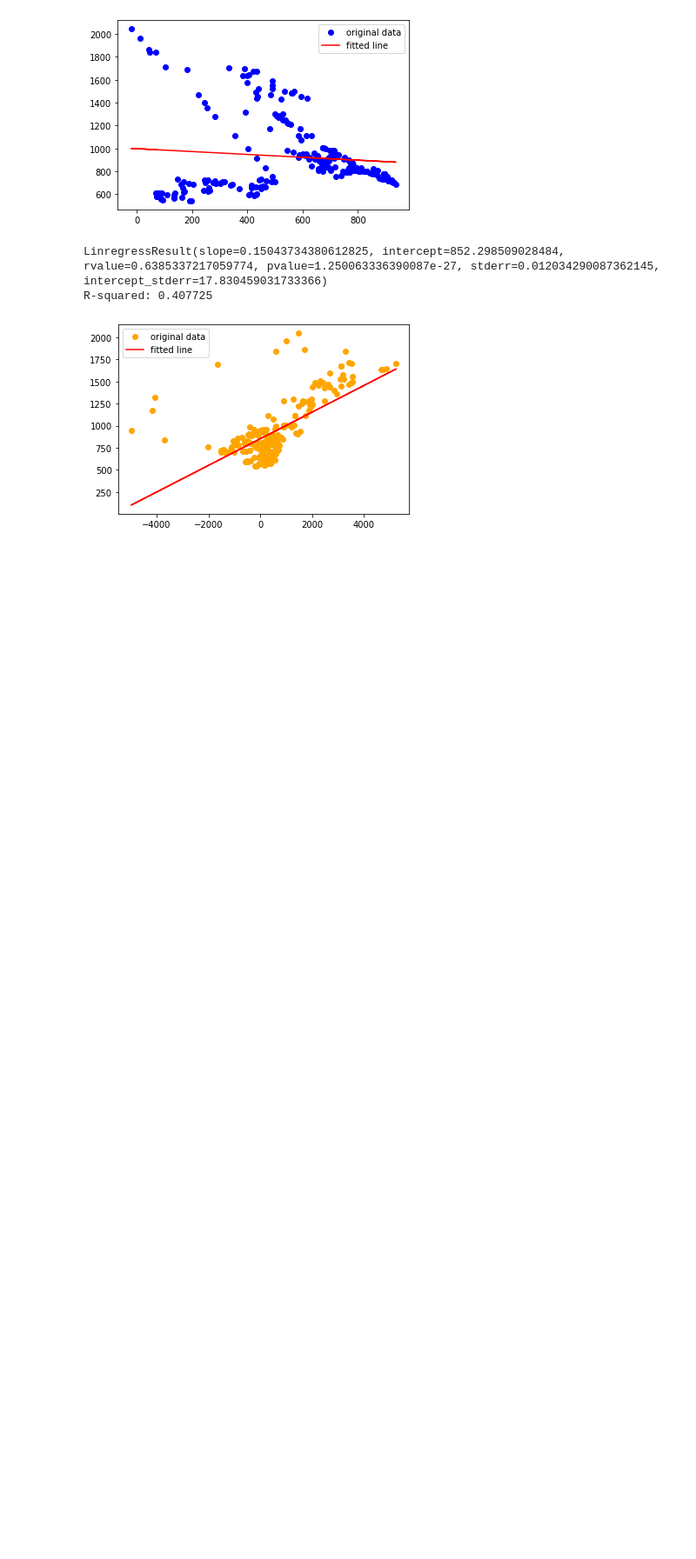
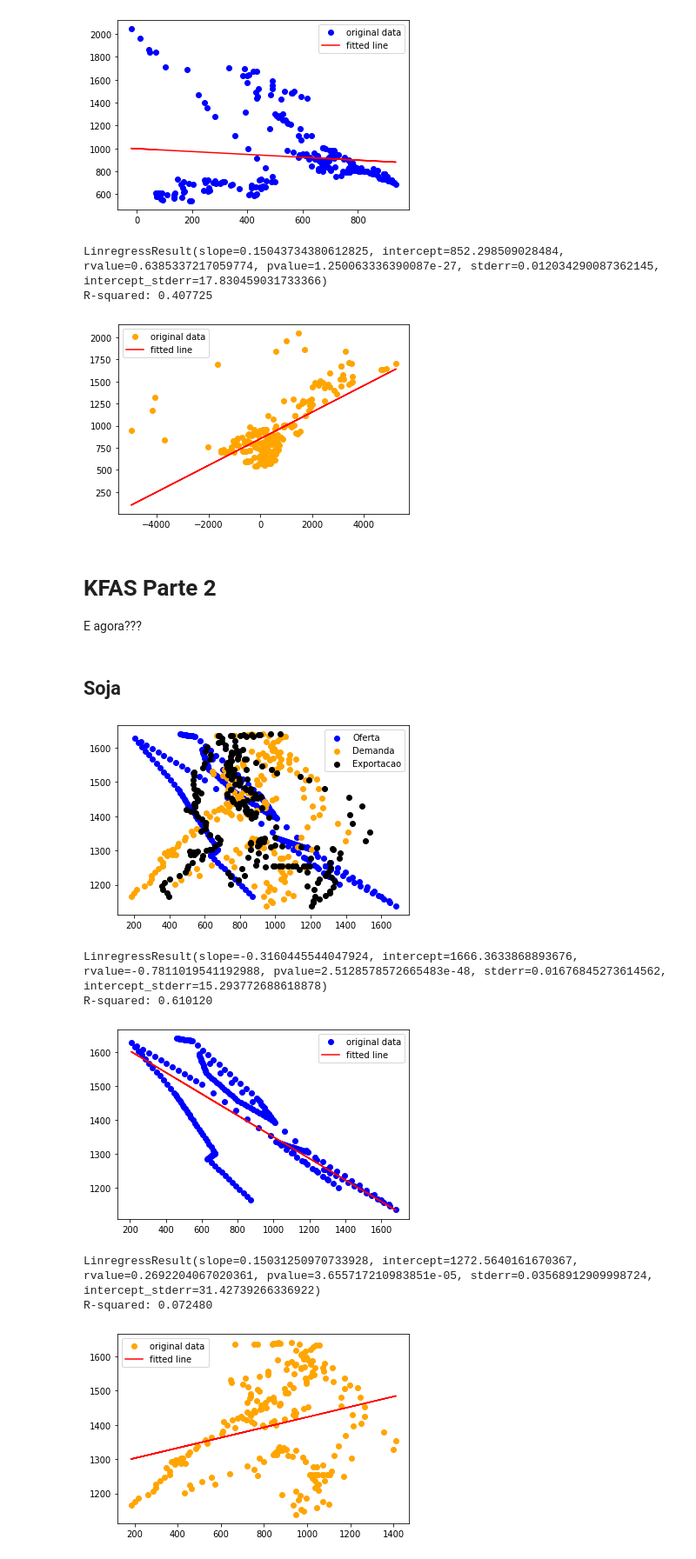
Before and after one commit to fkfouri/vegetable_oil_mkt, a Jupyter notebook: mkt/__2SLS_vegetable_oil-COMM5_4.ipynb, the cells around one changed output. Shown at 87% size. Saved outputs shown, nothing was run; the diff lists cells and outputs as text; code cells hidden in the pictures; blank space fills up the shorter version.

```diff
--- a/mkt/__2SLS_vegetable_oil-COMM5_4.ipynb
+++ b/mkt/__2SLS_vegetable_oil-COMM5_4.ipynb
@@ -1673,3 +1689,6 @@ R-squared: 0.009510
 LinregressResult(slope=0.15043734380612825, intercept=852.298509028484, rvalue=0.6385337217059774, pvalue=1.250063336390087e-27, stderr=0.012034290087362145, intercept_stderr=17.830459031733366)
 R-squared: 0.407725
 [figure]
+# %% [markdown]
+# KFAS Parte 2
+E agora???
@@ -1675,0 +1744,12 @@ R-squared: 0.407725
+# %% [markdown]
+## Soja
+# %%
+run('D_price', 'D_exports')
+# %% [output]
+[figure, added]
+LinregressResult(slope=-0.3160445544047924, intercept=1666.3633868893676, rvalue=-0.7811019541192988, pvalue=2.5128578572665483e-48, stderr=0.01676845273614562, intercept_stderr=15.293772688618878)
+R-squared: 0.610120
+[figure, added]
+LinregressResult(slope=0.15031250970733928, intercept=1272.5640161670367, rvalue=0.2692204067020361, pvalue=3.655717210983851e-05, stderr=0.03568912909998724, intercept_stderr=31.42739266336922)
+R-squared: 0.072480
+[figure, added]
```
Also changed, not shown: parts of 9 cells of this notebook, 16 other files.
